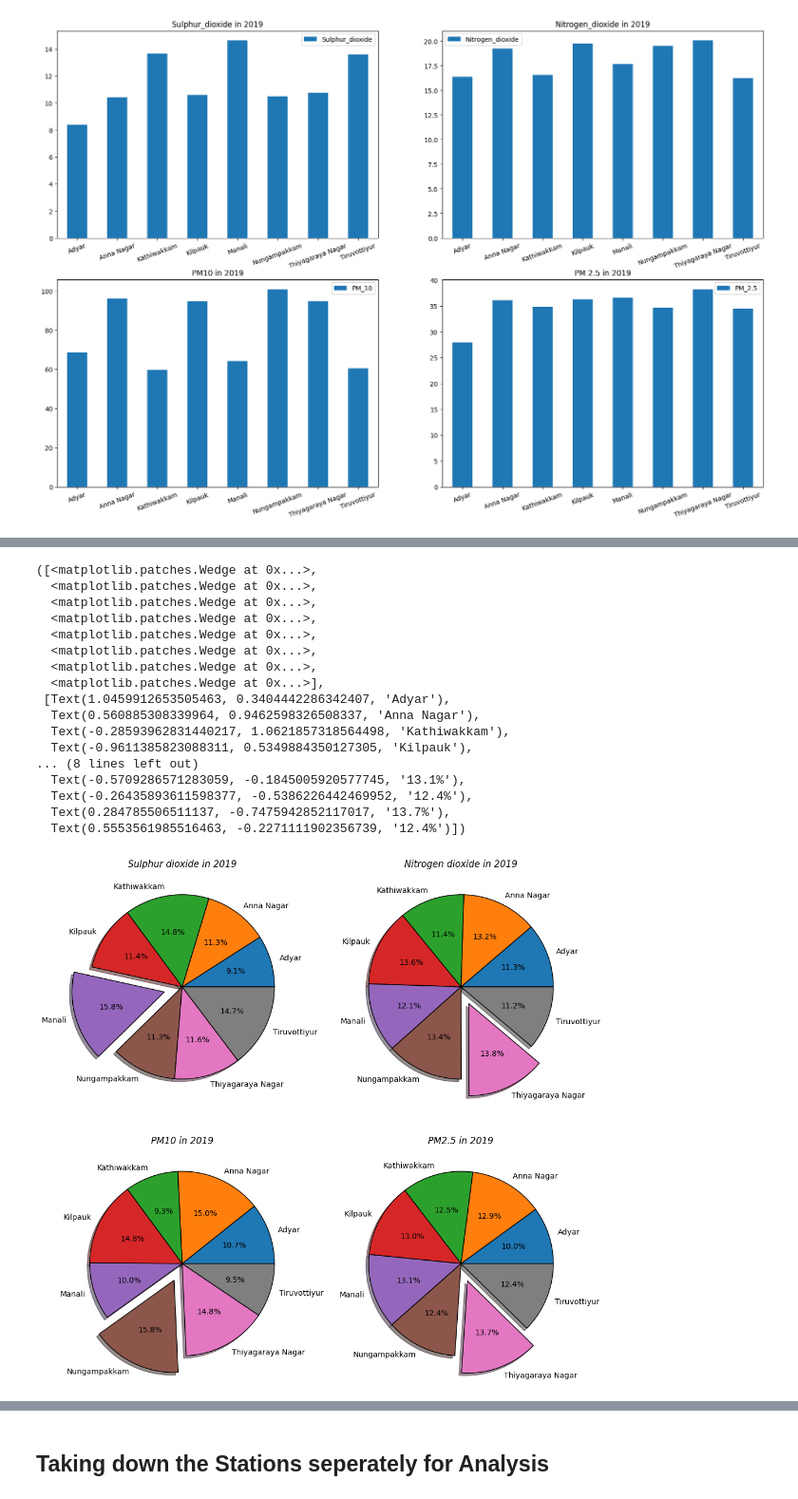
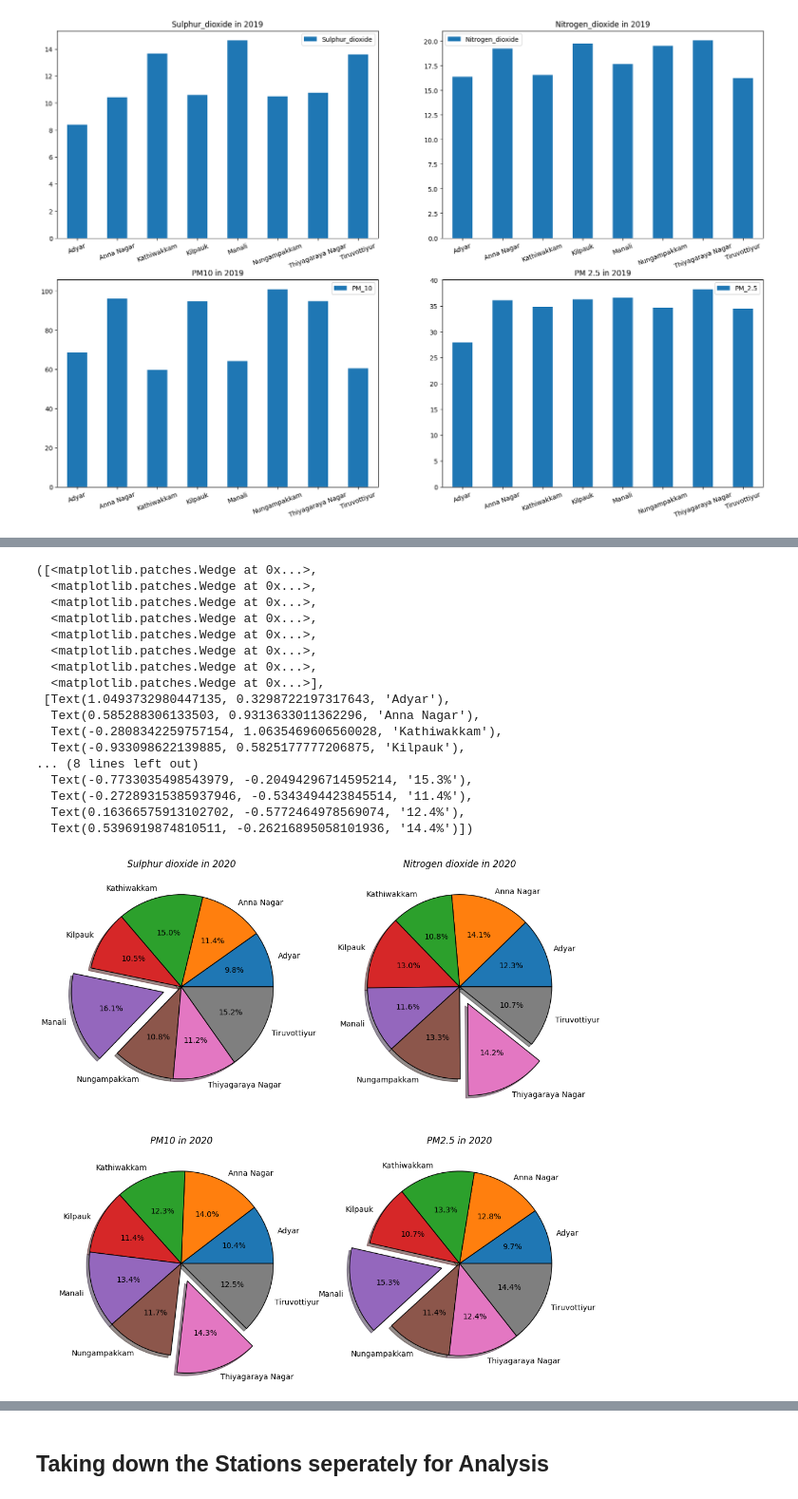
Before and after one commit to santhipsengottuvel/Air-Quality-Prediction-Chennai, a Jupyter notebook: Code/Air Quality Analysis.ipynb, the cells around one changed output, grey strips where cells are left out. Shown at 95% size. Saved outputs shown, nothing was run; the diff lists cells and outputs as text; code cells hidden in the pictures.

```diff
--- a/Code/Air Quality Analysis.ipynb
+++ b/Code/Air Quality Analysis.ipynb
@@ -814,0 +823,3 @@ plt.xticks(rotation=20)
+# %%
+Station_2020.reset_index(inplace=True)
+Station_2020
@@ -815,62 +848,62 @@ plt.xticks(rotation=20)
 # %%
-explode_S_2019=[0,0,0,0,0.2,0,0,0]
-explode_N_2019=[0,0,0,0,0,0,0.2,0]
-explode_PM10_2019=[0,0,0,0,0,0.2,0,0]
-explode_PM_2019=[0,0,0,0,0,0,0.2,0]
+explode_S_2020=[0,0,0,0,0.2,0,0,0]
+explode_N_2020=[0,0,0,0,0,0,0.2,0]
+explode_PM10_2020=[0,0,0,0,0,0,0.2,0]
+explode_PM_2020=[0,0,0,0,0.2,0,0,0]
 
 plt.figure(figsize=(12,12))
-plt.subplot(2,2,1,)
-plt.title("Sulphur dioxide in 2019",fontstyle="italic")
-plt.pie(x=Station_2019["Sulphur_dioxide"],
+plt.subplot(2,2,1)
+plt.title("Sulphur dioxide in 2020",fontstyle="italic")
+plt.pie(x=Station_2020["Sulphur_dioxide"],
         autopct="%1.1f%%",
-        explode=explode_S_2019,
-        labels=Station_2019["Stations"],
+        explode=explode_S_2020,
+        labels=Station_2020["Stations"],
         shadow=True,
         wedgeprops={"edgecolor":"black",
                     "linewidth":1})
 plt.subplot(2,2,2)
-plt.title("Nitrogen dioxide in 2019",fontstyle="italic")
-plt.pie(x=Station_2019["Nitrogen_dioxide"],
+plt.title("Nitrogen dioxide in 2020",fontstyle="italic")
+plt.pie(x=Station_2020["Nitrogen_dioxide"],
         autopct="%1.1f%%",
-        explode=explode_N_2019,
-        labels=Station_2019["Stations"],
+        explode=explode_N_2020,
+        labels=Station_2020["Stations"],
         shadow=True,
         wedgeprops={"edgecolor":"black",
                     "linewidth":1})
 plt.subplot(2,2,3)
-plt.title("PM10 in 2019",fontstyle="italic")
-plt.pie(x=Station_2019["PM_10"],
+plt.title("PM10 in 2020",fontstyle="italic")
+plt.pie(x=Station_2020["PM_10"],
         autopct="%1.1f%%",
-        explode=explode_PM10_2019,
-        labels=Station_2019["Stations"],
+        explode=explode_PM10_2020,
+        labels=Station_2020["Stations"],
         shadow=True,
         wedgeprops={"edgecolor":"black",
                     "linewidth":1})
 plt.subplot(2,2,4)
-plt.title("PM2.5 in 2019",fontstyle="italic")
-plt.pie(x=Station_2019["PM_2.5"],
+plt.title("PM2.5 in 2020",fontstyle="italic")
+plt.pie(x=Station_2020["PM_2.5"],
         autopct="%1.1f%%",
-        explode=explode_PM_2019,
-        labels=Station_2019["Stations"],
+        explode=explode_PM_2020,
+        labels=Station_2020["Stations"],
         shadow=True,
         wedgeprops={"edgecolor":"black",
                     "linewidth":1})
 # %% [output]
 ([<matplotlib.patches.Wedge at 0x...>,
   <matplotlib.patches.Wedge at 0x...>,
   <matplotlib.patches.Wedge at 0x...>,
   <matplotlib.patches.Wedge at 0x...>,
   <matplotlib.patches.Wedge at 0x...>,
   <matplotlib.patches.Wedge at 0x...>,
   <matplotlib.patches.Wedge at 0x...>,
   <matplotlib.patches.Wedge at 0x...>],
- [Text(1.0459912653505463, 0.3404442286342407, 'Adyar'),
-  Text(0.560885308339964, 0.9462598326508337, 'Anna Nagar'),
-  Text(-0.28593962831440217, 1.0621857318564498, 'Kathiwakkam'),
-  Text(-0.9611385823088311, 0.5349884350127305, 'Kilpauk'),
+ [Text(1.0493732980447135, 0.3298722197317643, 'Adyar'),
+  Text(0.585288306133503, 0.9313633011362296, 'Anna Nagar'),
+  Text(-0.2808342259757154, 1.0635469606560028, 'Kathiwakkam'),
+  Text(-0.933098622139885, 0.5825177777206875, 'Kilpauk'),
 ... (8 lines left out)
-  Text(-0.5709286571283059, -0.1845005920577745, '13.1%'),
-  Text(-0.26435893611598377, -0.5386226442469952, '12.4%'),
-  Text(0.284785506511137, -0.7475942852117017, '13.7%'),
-  Text(0.5553561985516463, -0.2271111902356739, '12.4%')])
+  Text(-0.7733035498543979, -0.20494296714595214, '15.3%'),
+  Text(-0.27289315385937946, -0.5343494423845514, '11.4%'),
+  Text(0.16366575913102702, -0.5772464978569074, '12.4%'),
+  Text(0.5396919874810511, -0.26216895058101936, '14.4%')])
-[figure, old version]
+[figure, new version]
```
Also changed, not shown: parts of 18 cells of this notebook.
